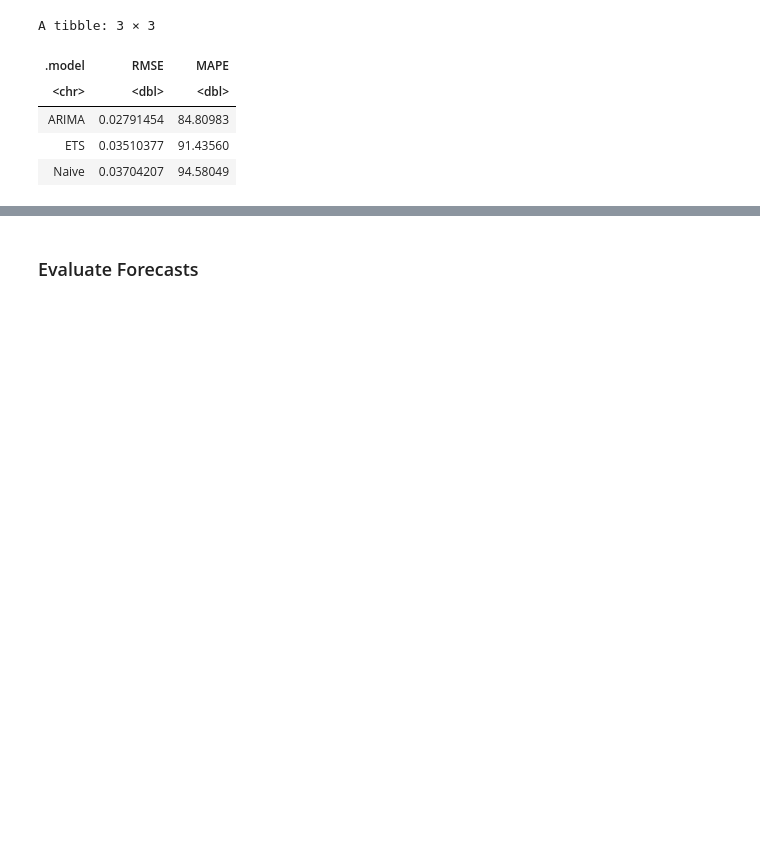
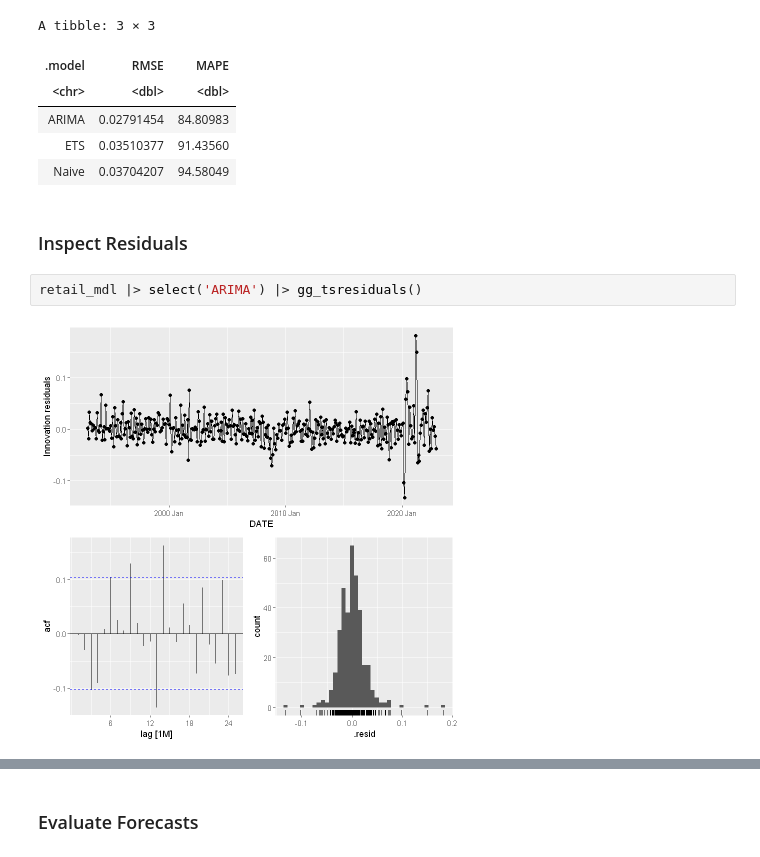
Before and after one commit to appliedecon/Time-Series-and-Forecasting, a Jupyter notebook: w10 - arima.ipynb, the cells around one changed output, grey strips where cells are left out. Cells and saved outputs as stored; diff of their text form; blank space fills up the shorter version.

```diff
--- a/w10 - arima.ipynb
+++ b/w10 - arima.ipynb
@@ -591,3 +610,9 @@ A tibble: 3 × 3
 | ARIMA | 0.02791454 | 84.80983 |
 | ETS | 0.03510377 | 91.43560 |
 | Naive | 0.03704207 | 94.58049 |
+# %% [markdown]
+### Inspect Residuals
+# %%
+retail_mdl |> select('ARIMA') |> gg_tsresiduals()
+# %% [output]
+[figure, added]
```
Also changed, not shown: parts of 6 cells of this notebook.
